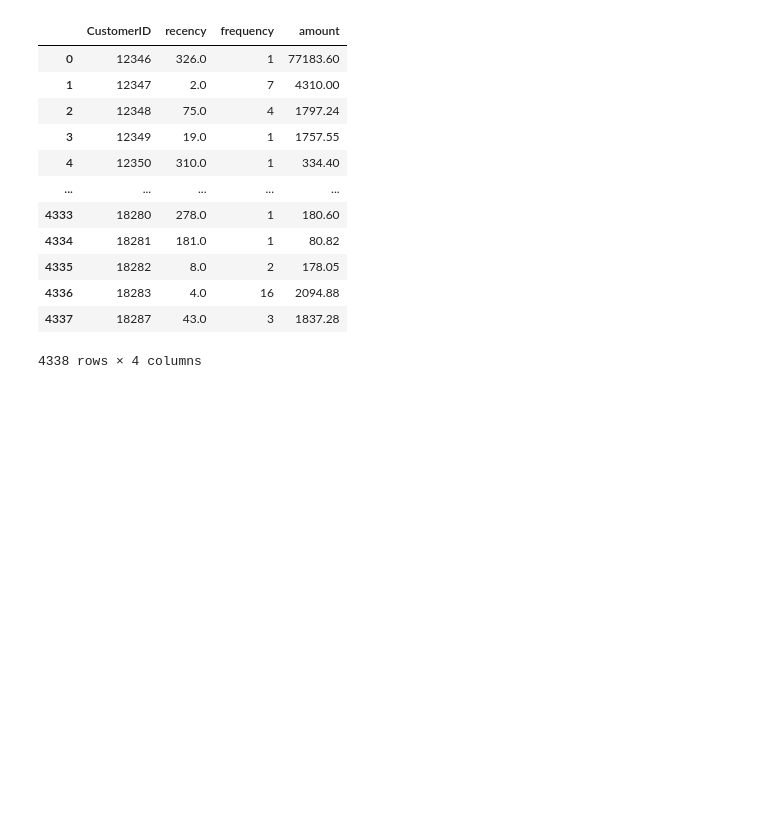
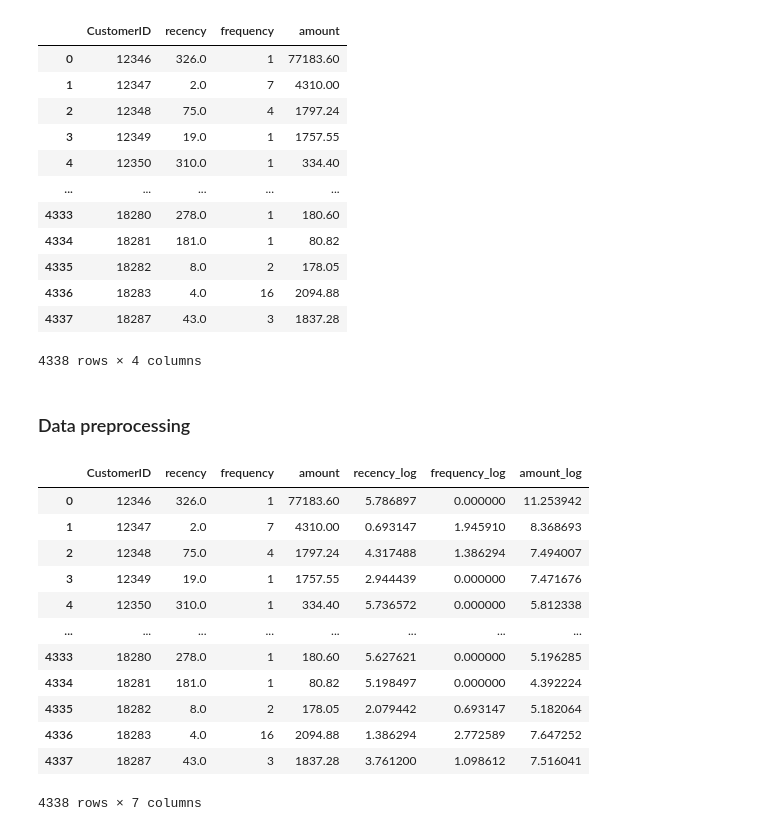
Before and after one commit to HanDuyNguyen/Data-Science-Projects, a Jupyter notebook: Machine Learning for Retails/market-segmentation.ipynb, the cells around one changed output. Drawn from its saved outputs; the diff is of its cells as text; code cells hidden in the pictures; blank space fills up the shorter version.

```diff
--- a/Machine Learning for Retails/market-segmentation.ipynb
+++ b/Machine Learning for Retails/market-segmentation.ipynb
@@ -623,3 +606,24 @@ customer_history_df
 | 4336 | 18283 | 4.0 | 16 | 2094.88 |
 | 4337 | 18287 | 43.0 | 3 | 1837.28 |
 4338 rows × 4 columns
+# %% [markdown]
+### Data preprocessing
+# %%
+customer_history_df['recency_log'] = customer_history_df['recency'].apply(math.log)
+customer_history_df['frequency_log'] = customer_history_df['frequency'].apply(lambda x: math.log(x))
+customer_history_df['amount_log'] = customer_history_df['amount'].apply(lambda x: math.log(x))
+customer_history_df
+# %% [output]
+|  | CustomerID | recency | frequency | amount | recency_log | frequency_log | amount_log |
+| 0 | 12346 | 326.0 | 1 | 77183.60 | 5.786897 | 0.000000 | 11.253942 |
+| 1 | 12347 | 2.0 | 7 | 4310.00 | 0.693147 | 1.945910 | 8.368693 |
+| 2 | 12348 | 75.0 | 4 | 1797.24 | 4.317488 | 1.386294 | 7.494007 |
+| 3 | 12349 | 19.0 | 1 | 1757.55 | 2.944439 | 0.000000 | 7.471676 |
+| 4 | 12350 | 310.0 | 1 | 334.40 | 5.736572 | 0.000000 | 5.812338 |
+| ... | ... | ... | ... | ... | ... | ... | ... |
+| 4333 | 18280 | 278.0 | 1 | 180.60 | 5.627621 | 0.000000 | 5.196285 |
+| 4334 | 18281 | 181.0 | 1 | 80.82 | 5.198497 | 0.000000 | 4.392224 |
+| 4335 | 18282 | 8.0 | 2 | 178.05 | 2.079442 | 0.693147 | 5.182064 |
+| 4336 | 18283 | 4.0 | 16 | 2094.88 | 1.386294 | 2.772589 | 7.647252 |
+| 4337 | 18287 | 43.0 | 3 | 1837.28 | 3.761200 | 1.098612 | 7.516041 |
+4338 rows × 7 columns
```
Also changed, not shown: parts of 15 cells of this notebook.
